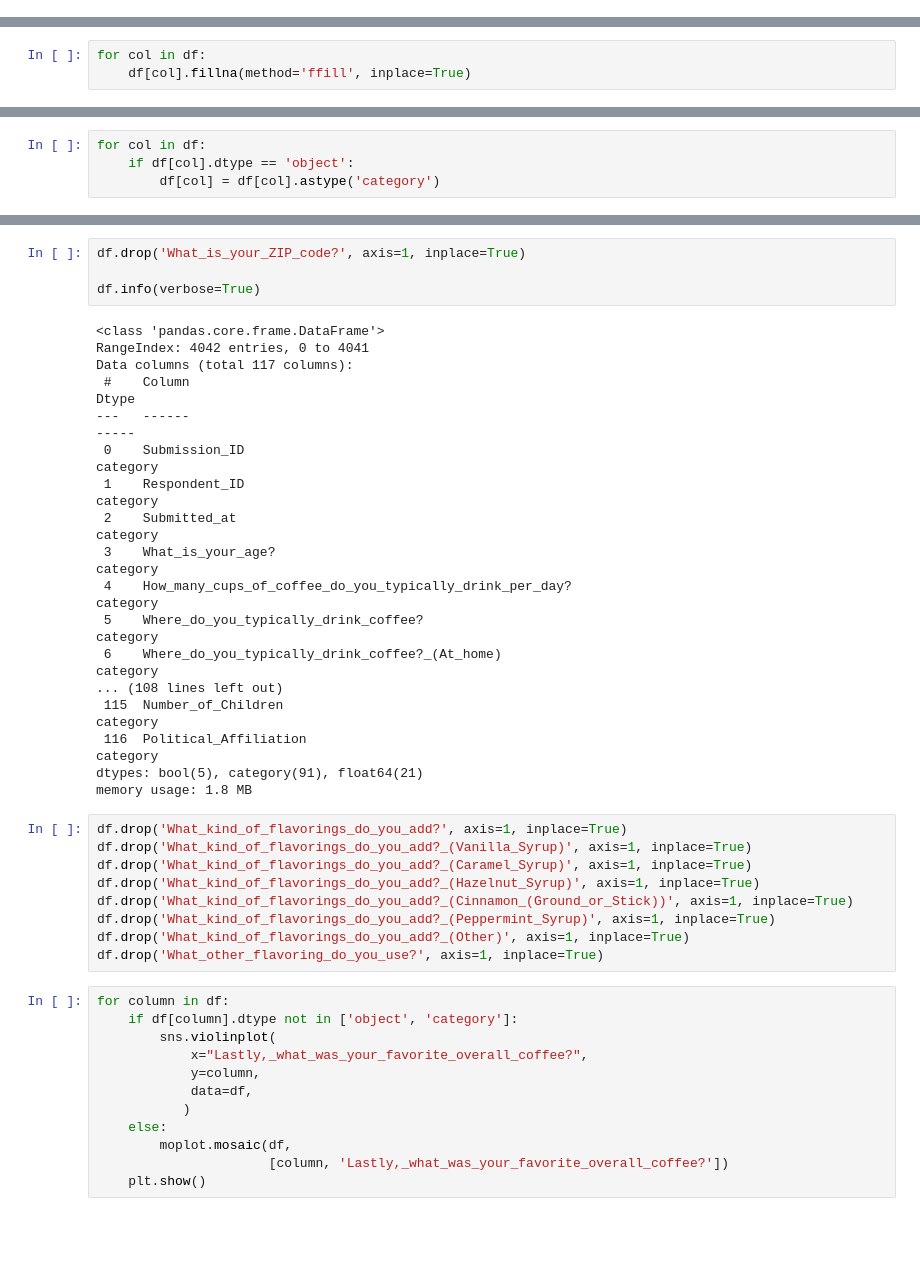
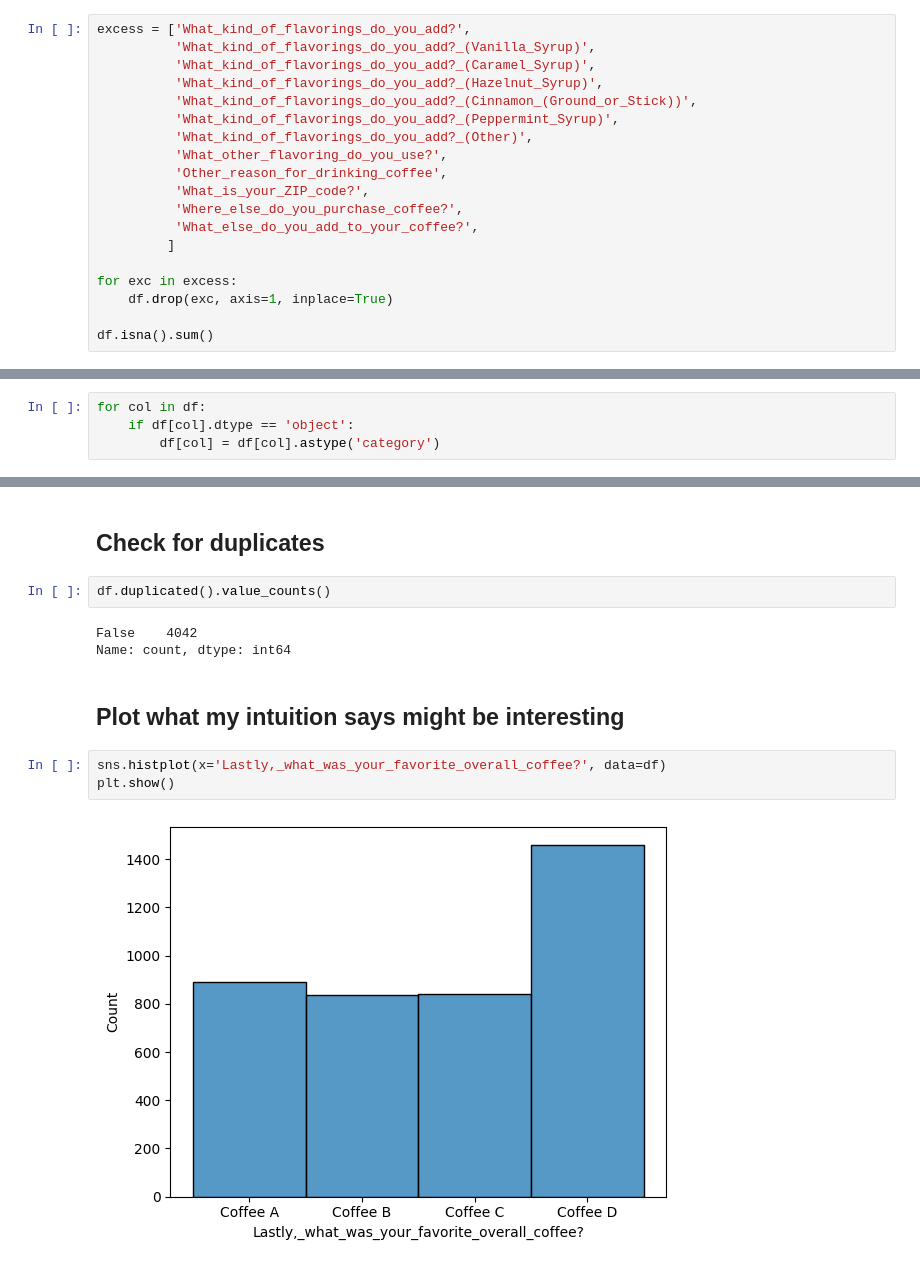
Before and after one commit to c-crowder/coffee_JH, a Jupyter notebook: coffee_analysis.ipynb, the cells around one changed output, grey strips where cells are left out. Drawn from its saved outputs; the diff is of its cells as text; blank space fills up the shorter version.

```diff
--- a/coffee_analysis.ipynb
+++ b/coffee_analysis.ipynb
@@ -63,0 +82,19 @@ dtype: int64
+# %%
+excess = ['What_kind_of_flavorings_do_you_add?',
+          'What_kind_of_flavorings_do_you_add?_(Vanilla_Syrup)',
+          'What_kind_of_flavorings_do_you_add?_(Caramel_Syrup)',
+          'What_kind_of_flavorings_do_you_add?_(Hazelnut_Syrup)',
+          'What_kind_of_flavorings_do_you_add?_(Cinnamon_(Ground_or_Stick))',
+          'What_kind_of_flavorings_do_you_add?_(Peppermint_Syrup)',
+          'What_kind_of_flavorings_do_you_add?_(Other)',
+          'What_other_flavoring_do_you_use?',
+          'Other_reason_for_drinking_coffee',
+          'What_is_your_ZIP_code?',
+          'Where_else_do_you_purchase_coffee?',
+          'What_else_do_you_add_to_your_coffee?',
+         ]
+
+for exc in excess:
+    df.drop(exc, axis=1, inplace=True)
+
+df.isna().sum()
@@ -84,3 +140,0 @@ memory usage: 3.6+ MB
-# %%
-for col in df:
-    df[col].fillna(method='ffill', inplace=True)
@@ -131,43 +165,14 @@ memory usage: 1.9 MB
-# %%
-df.drop('What_is_your_ZIP_code?', axis=1, inplace=True)
-
-df.info(verbose=True)
-# %% [output]
-<class 'pandas.core.frame.DataFrame'>
-RangeIndex: 4042 entries, 0 to 4041
-Data columns (total 117 columns):
- #    Column                                                                                            Dtype
----   ------                                                                                            -----
- 0    Submission_ID                                                                                     category
- 1    Respondent_ID                                                                                     category
- 2    Submitted_at                                                                                      category
- 3    What_is_your_age?                                                                                 category
- 4    How_many_cups_of_coffee_do_you_typically_drink_per_day?                                           category
- 5    Where_do_you_typically_drink_coffee?                                                              category
- 6    Where_do_you_typically_drink_coffee?_(At_home)                                                    category
-... (108 lines left out)
- 115  Number_of_Children                                                                                category
- 116  Political_Affiliation                                                                             category
-dtypes: bool(5), category(91), float64(21)
-memory usage: 1.8 MB
-# %%
-df.drop('What_kind_of_flavorings_do_you_add?', axis=1, inplace=True)
-df.drop('What_kind_of_flavorings_do_you_add?_(Vanilla_Syrup)', axis=1, inplace=True)
-df.drop('What_kind_of_flavorings_do_you_add?_(Caramel_Syrup)', axis=1, inplace=True)
-df.drop('What_kind_of_flavorings_do_you_add?_(Hazelnut_Syrup)', axis=1, inplace=True)
-df.drop('What_kind_of_flavorings_do_you_add?_(Cinnamon_(Ground_or_Stick))', axis=1, inplace=True)
-df.drop('What_kind_of_flavorings_do_you_add?_(Peppermint_Syrup)', axis=1, inplace=True)
-df.drop('What_kind_of_flavorings_do_you_add?_(Other)', axis=1, inplace=True)
-df.drop('What_other_flavoring_do_you_use?', axis=1, inplace=True)
-# %%
-for column in df:
-    if df[column].dtype not in ['object', 'category']:
-        sns.violinplot(
-            x="Lastly,_what_was_your_favorite_overall_coffee?",
-            y=column,
-            data=df,
-           )
-    else:
-        moplot.mosaic(df,
-                      [column, 'Lastly,_what_was_your_favorite_overall_coffee?'])
-    plt.show()
+# %% [markdown]
+## Check for duplicates
+# %%
+df.duplicated().value_counts()
+# %% [output]
+False    4042
+Name: count, dtype: int64
+# %% [markdown]
+## Plot what my intuition says might be interesting
+# %%
+sns.histplot(x='Lastly,_what_was_your_favorite_overall_coffee?', data=df)
+plt.show()
+# %% [output]
+[figure, added]
```
Also changed, not shown: parts of 40 cells of this notebook.
